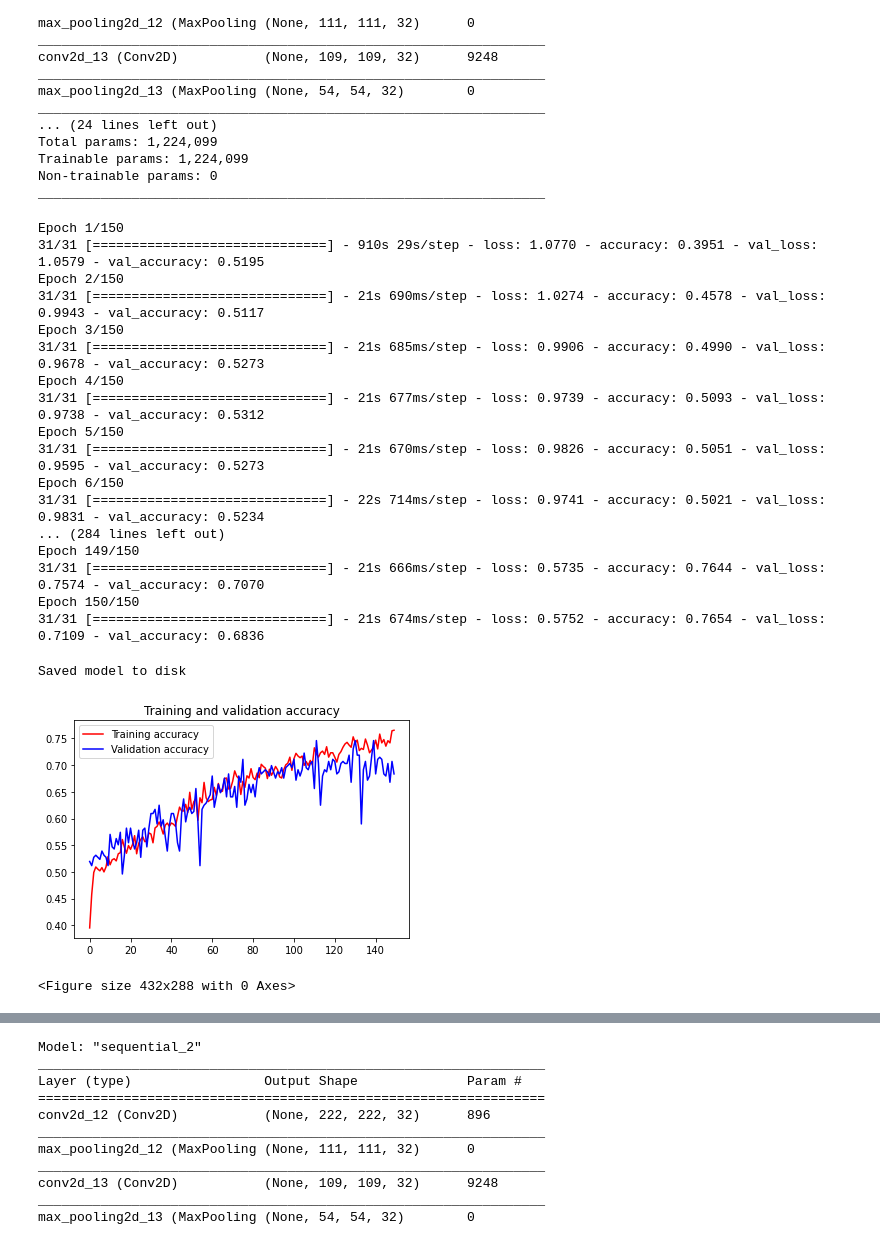
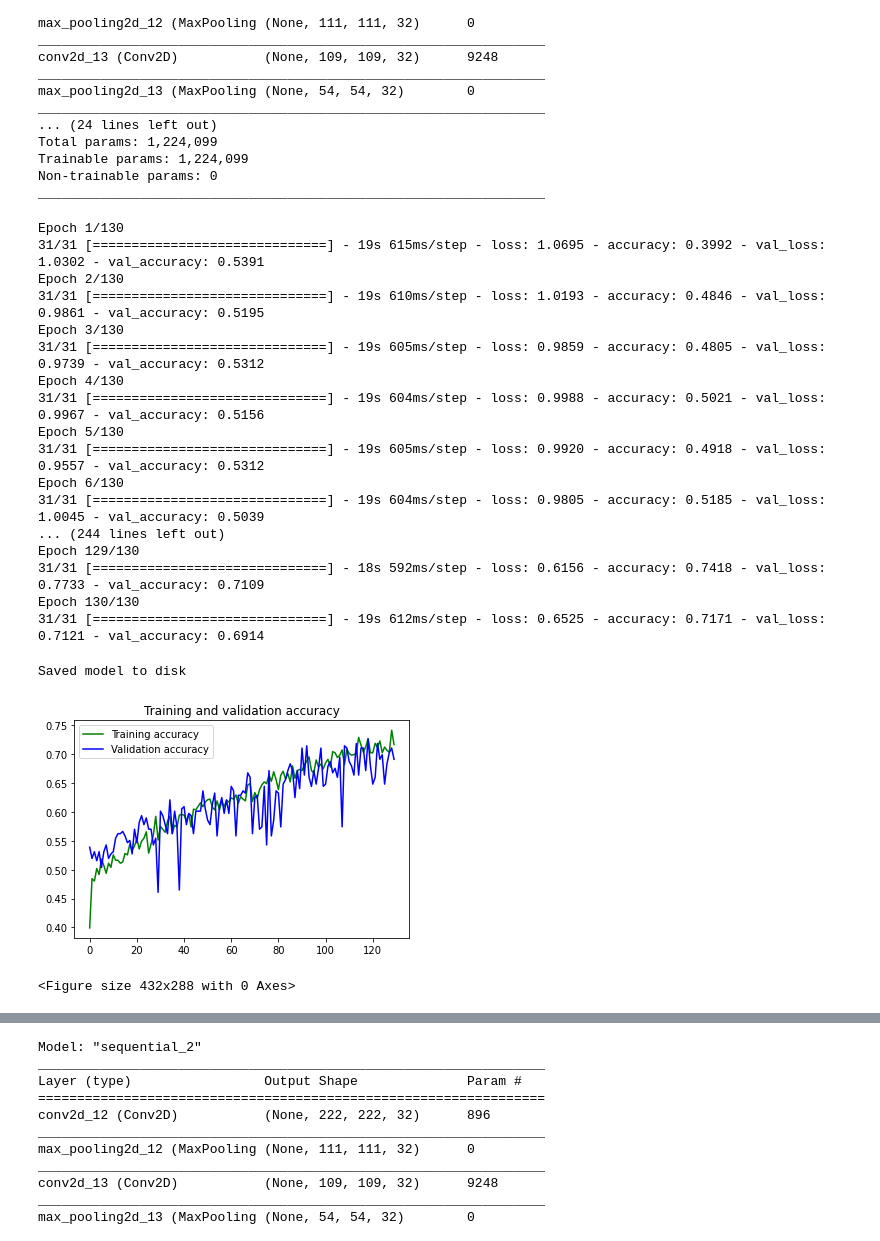
Before and after one commit to immohann/Lettuce-Disease, a Jupyter notebook: Disease_Detection.ipynb, the cells around one changed output, grey strips where cells are left out. Drawn from its saved outputs; the diff is of its cells as text; code cells hidden in the pictures.

```diff
--- a/Disease_Detection.ipynb
+++ b/Disease_Detection.ipynb
@@ -495,30 +495,30 @@ model.compile(optimizer = RMSprop(lr=1e-4),
 history = model.fit(
       training_set,
       steps_per_epoch=training_set.samples//batch_size,
-      epochs=150,
+      epochs=130,
       validation_data=test_set,
       validation_steps=test_set.samples//batch_size,
      verbose=1
 
 )
 # %% [output]
-Epoch 1/150
-31/31 [==============================] - 910s 29s/step - loss: 1.0770 - accuracy: 0.3951 - val_loss: 1.0579 - val_accuracy: 0.5195
-Epoch 2/150
-31/31 [==============================] - 21s 690ms/step - loss: 1.0274 - accuracy: 0.4578 - val_loss: 0.9943 - val_accuracy: 0.5117
-Epoch 3/150
-31/31 [==============================] - 21s 685ms/step - loss: 0.9906 - accuracy: 0.4990 - val_loss: 0.9678 - val_accuracy: 0.5273
-Epoch 4/150
-31/31 [==============================] - 21s 677ms/step - loss: 0.9739 - accuracy: 0.5093 - val_loss: 0.9738 - val_accuracy: 0.5312
-Epoch 5/150
-31/31 [==============================] - 21s 670ms/step - loss: 0.9826 - accuracy: 0.5051 - val_loss: 0.9595 - val_accuracy: 0.5273
-Epoch 6/150
-31/31 [==============================] - 22s 714ms/step - loss: 0.9741 - accuracy: 0.5021 - val_loss: 0.9831 - val_accuracy: 0.5234
-... (284 lines left out)
-Epoch 149/150
-31/31 [==============================] - 21s 666ms/step - loss: 0.5735 - accuracy: 0.7644 - val_loss: 0.7574 - val_accuracy: 0.7070
-Epoch 150/150
-31/31 [==============================] - 21s 674ms/step - loss: 0.5752 - accuracy: 0.7654 - val_loss: 0.7109 - val_accuracy: 0.6836
+Epoch 1/130
+31/31 [==============================] - 19s 615ms/step - loss: 1.0695 - accuracy: 0.3992 - val_loss: 1.0302 - val_accuracy: 0.5391
+Epoch 2/130
+31/31 [==============================] - 19s 610ms/step - loss: 1.0193 - accuracy: 0.4846 - val_loss: 0.9861 - val_accuracy: 0.5195
+Epoch 3/130
+31/31 [==============================] - 19s 605ms/step - loss: 0.9859 - accuracy: 0.4805 - val_loss: 0.9739 - val_accuracy: 0.5312
+Epoch 4/130
+31/31 [==============================] - 19s 604ms/step - loss: 0.9988 - accuracy: 0.5021 - val_loss: 0.9967 - val_accuracy: 0.5156
+Epoch 5/130
+31/31 [==============================] - 19s 605ms/step - loss: 0.9920 - accuracy: 0.4918 - val_loss: 0.9557 - val_accuracy: 0.5312
+Epoch 6/130
+31/31 [==============================] - 19s 604ms/step - loss: 0.9805 - accuracy: 0.5185 - val_loss: 1.0045 - val_accuracy: 0.5039
+... (244 lines left out)
+Epoch 129/130
+31/31 [==============================] - 18s 592ms/step - loss: 0.6156 - accuracy: 0.7418 - val_loss: 0.7733 - val_accuracy: 0.7109
+Epoch 130/130
+31/31 [==============================] - 19s 612ms/step - loss: 0.6525 - accuracy: 0.7171 - val_loss: 0.7121 - val_accuracy: 0.6914
 # %%
 
 # serialize model to JSON
@@ -536,25 +536,25 @@ Saved model to disk
 # %%
 
 
 # Plot the chart for accuracy and loss on both training and validation
 %matplotlib inline
 import matplotlib.pyplot as plt
 acc = history.history['accuracy']
 val_acc = history.history['val_accuracy']
 loss = history.history['loss']
 val_loss = history.history['val_loss']
 
 epochs = range(len(acc))
 
-plt.plot(epochs, acc, 'r', label='Training accuracy')
+plt.plot(epochs, acc, 'g', label='Training accuracy')
 plt.plot(epochs, val_acc, 'b', label='Validation accuracy')
 plt.title('Training and validation accuracy')
 plt.legend()
 plt.figure()
 
 
 
 plt.show()
 # %% [output]
-[figure, old version]
+[figure, new version]
 <Figure size 432x288 with 0 Axes>
```
Also changed, not shown: parts of 2 cells of this notebook.
